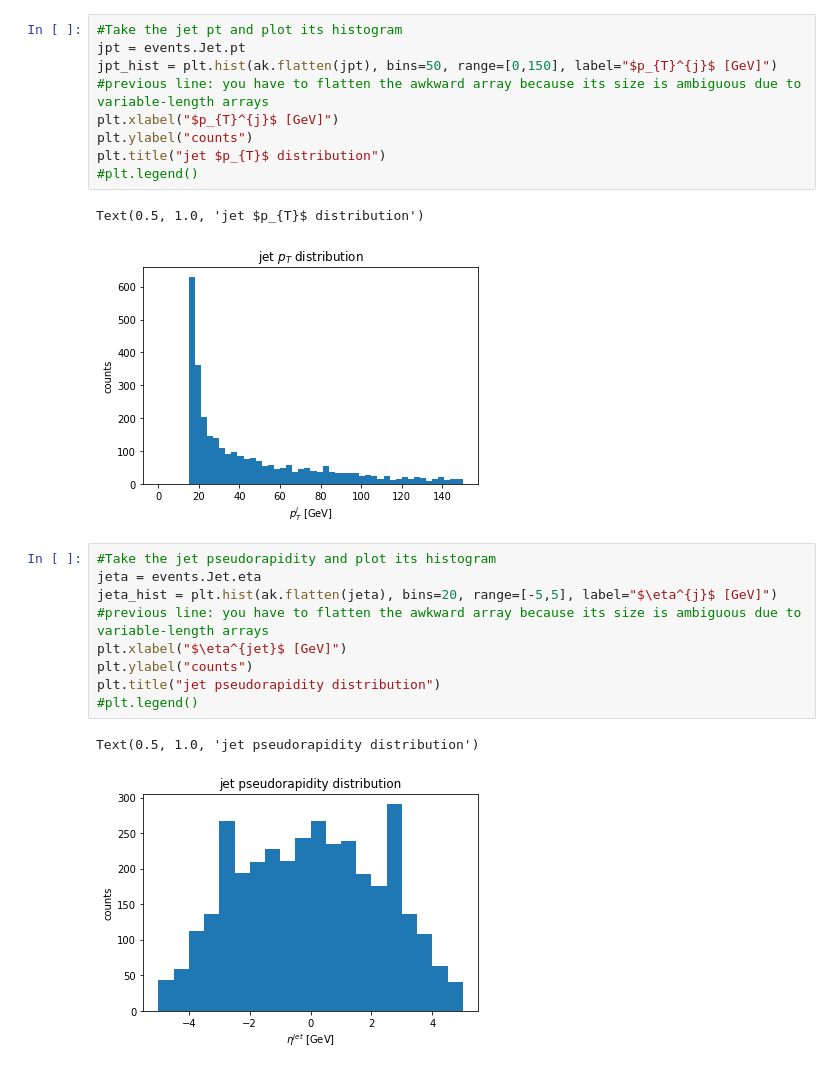
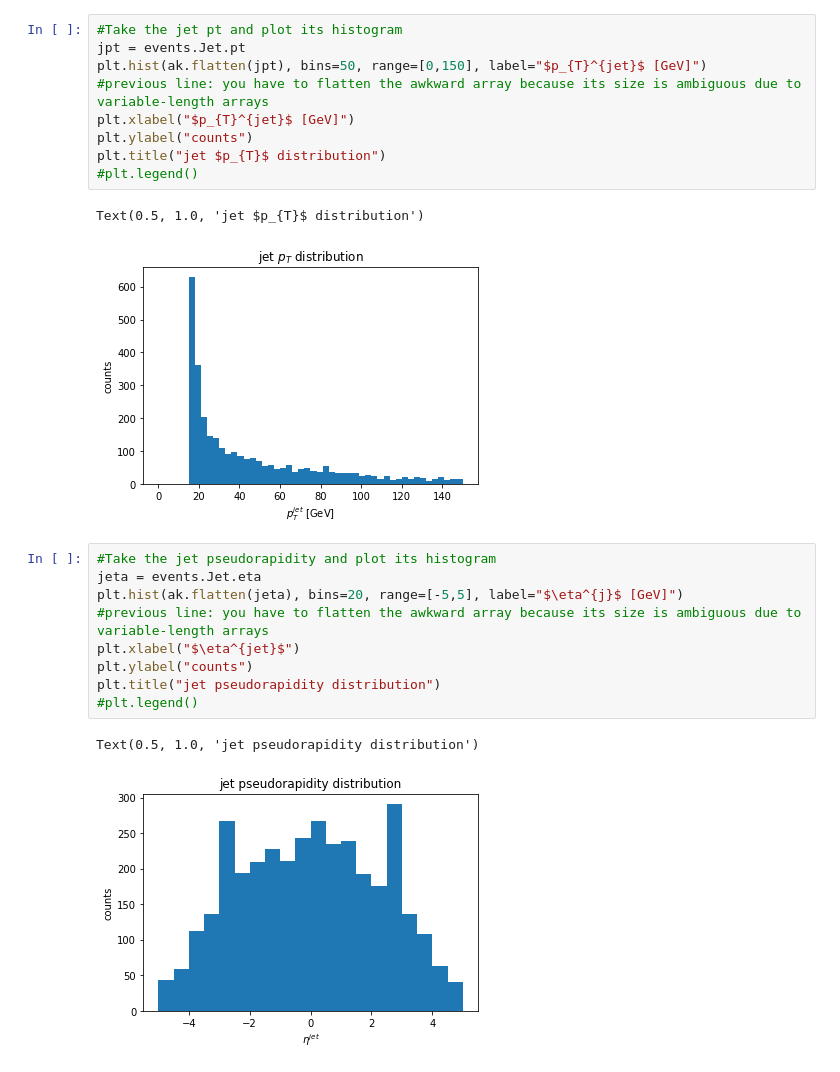
Before and after one commit to rdelliga/coffea, a Jupyter notebook: WPLEPWMHADjj_plot.ipynb, the cells around one changed output. Cells and saved outputs as stored; diff of their text form.

```diff
--- a/WPLEPWMHADjj_plot.ipynb
+++ b/WPLEPWMHADjj_plot.ipynb
@@ -85,27 +106,27 @@ Text(0.5, 1.0, 'electron $p_{T}$ distribution')
 # %%
 #Take the jet pt and plot its histogram
 jpt = events.Jet.pt
-jpt_hist = plt.hist(ak.flatten(jpt), bins=50, range=[0,150], label="$p_{T}^{j}$ [GeV]")
+plt.hist(ak.flatten(jpt), bins=50, range=[0,150], label="$p_{T}^{jet}$ [GeV]")
 #previous line: you have to flatten the awkward array because its size is ambiguous due to variable-length arrays
-plt.xlabel("$p_{T}^{j}$ [GeV]")
+plt.xlabel("$p_{T}^{jet}$ [GeV]")
 plt.ylabel("counts")
 plt.title("jet $p_{T}$ distribution")
 #plt.legend()
 # %% [output]
 Text(0.5, 1.0, 'jet $p_{T}$ distribution')
-[figure, old version]
+[figure, new version]
 # %%
 #Take the jet pseudorapidity and plot its histogram
 jeta = events.Jet.eta
-jeta_hist = plt.hist(ak.flatten(jeta), bins=20, range=[-5,5], label="$\eta^{j}$ [GeV]")
+plt.hist(ak.flatten(jeta), bins=20, range=[-5,5], label="$\eta^{j}$ [GeV]")
 #previous line: you have to flatten the awkward array because its size is ambiguous due to variable-length arrays
-plt.xlabel("$\eta^{jet}$ [GeV]")
+plt.xlabel("$\eta^{jet}$")
 plt.ylabel("counts")
 plt.title("jet pseudorapidity distribution")
 #plt.legend()
 # %% [output]
 Text(0.5, 1.0, 'jet pseudorapidity distribution')
-[figure, old version]
+[figure, new version]
 # %%
 #Take the jet mass and plot its histogram
 jm = events.Jet.mass
```
Also changed, not shown: parts of 14 cells of this notebook.
